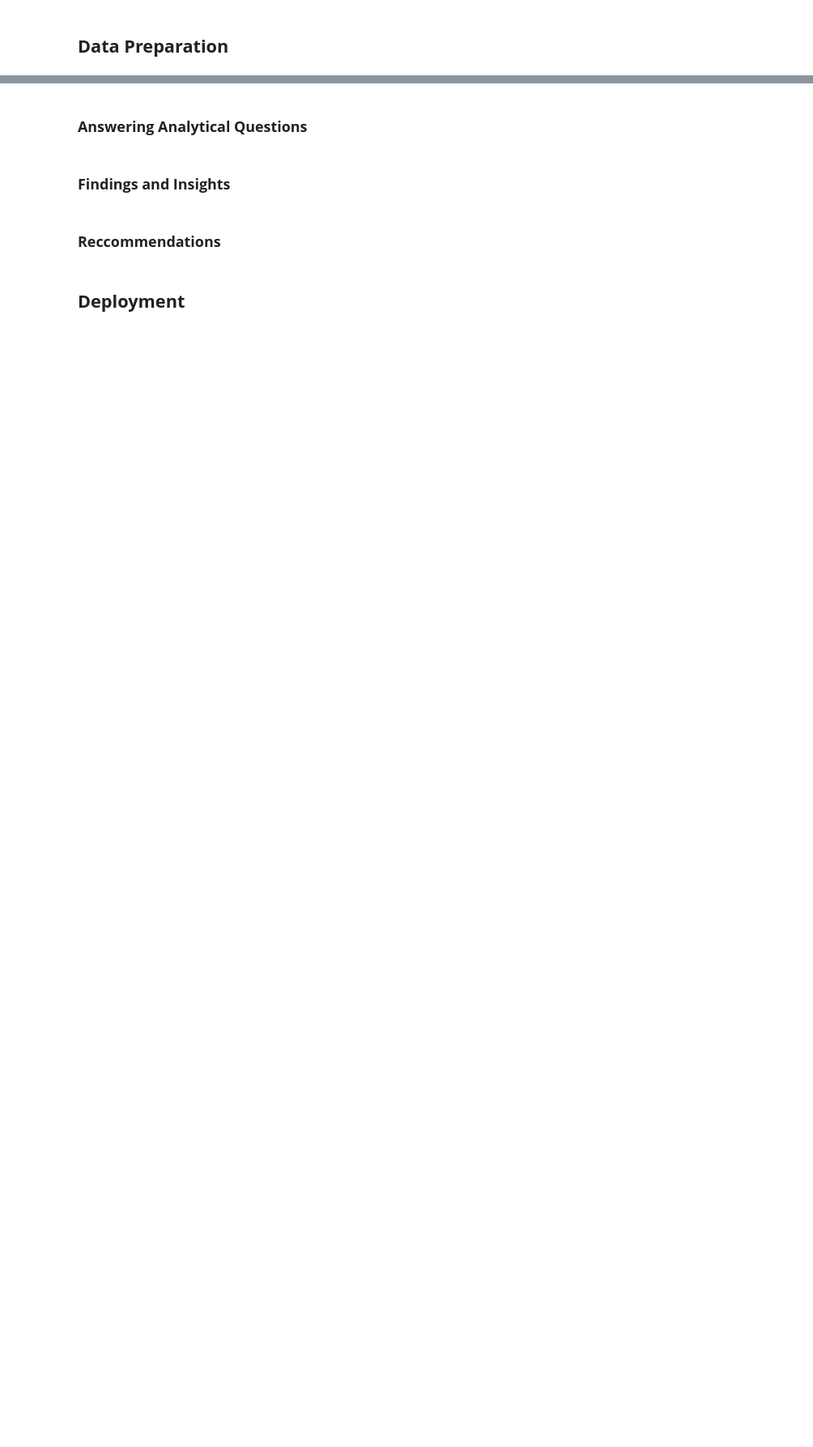
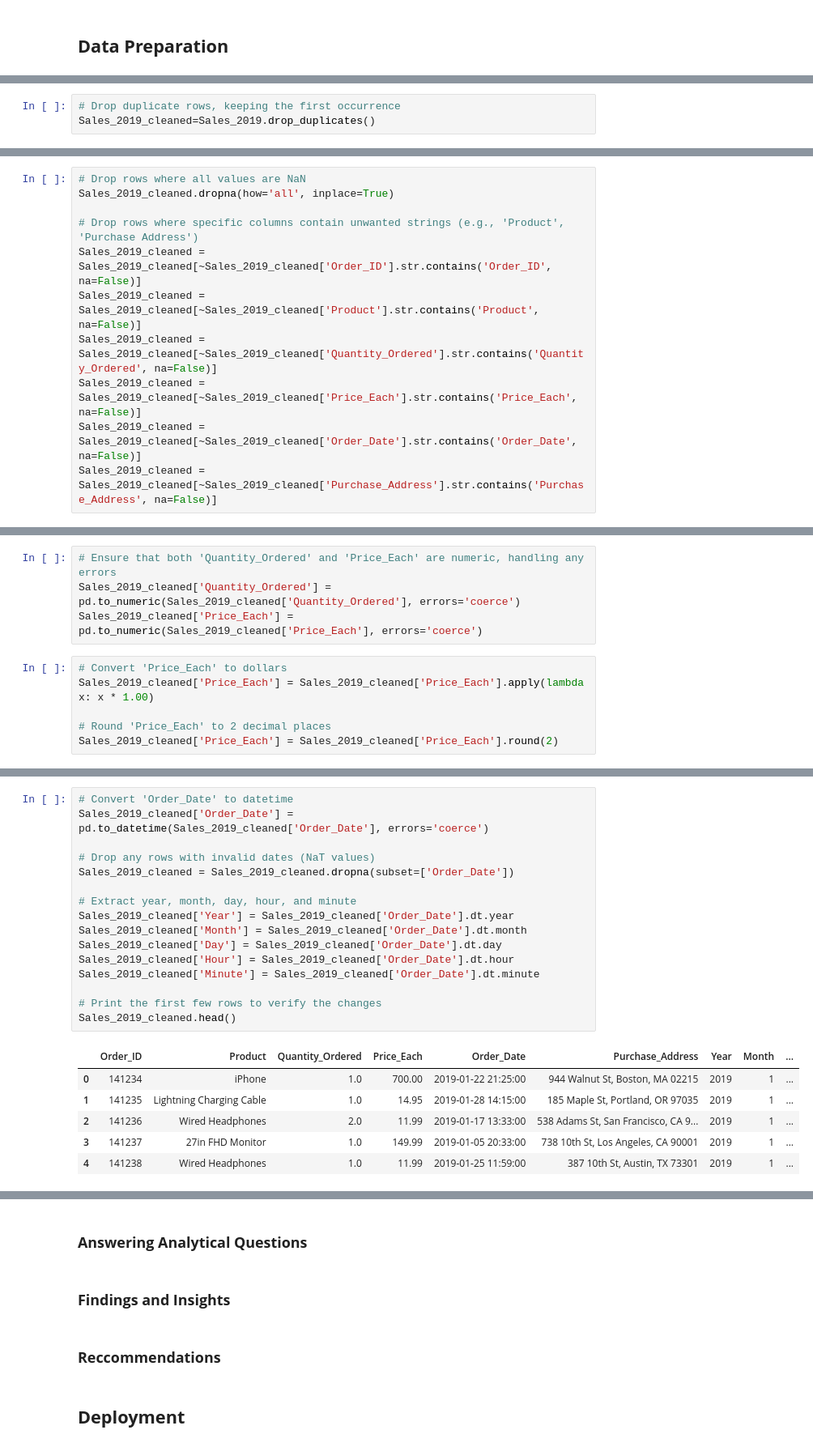
Before and after one commit to Njuraita/Bay-Technologies-BI-Solution, a Jupyter notebook: main.ipynb, the cells around one changed output, grey strips where cells are left out. Shown at 81% size. Drawn from its saved outputs; the diff is of its cells as text; blank space fills up the shorter version.

```diff
--- a/main.ipynb
+++ b/main.ipynb
@@ -339,0 +355,3 @@ This shows the number of unique values in each column. This information can be u
+# %%
+# Drop duplicate rows, keeping the first occurrence
+Sales_2019_cleaned=Sales_2019.drop_duplicates()
@@ -339,0 +426,11 @@ This shows the number of unique values in each column. This information can be u
+# %%
+# Drop rows where all values are NaN
+Sales_2019_cleaned.dropna(how='all', inplace=True)
+
+# Drop rows where specific columns contain unwanted strings (e.g., 'Product', 'Purchase Address')
+Sales_2019_cleaned = Sales_2019_cleaned[~Sales_2019_cleaned['Order_ID'].str.contains('Order_ID', na=False)]
+Sales_2019_cleaned = Sales_2019_cleaned[~Sales_2019_cleaned['Product'].str.contains('Product', na=False)]
+Sales_2019_cleaned = Sales_2019_cleaned[~Sales_2019_cleaned['Quantity_Ordered'].str.contains('Quantity_Ordered', na=False)]
+Sales_2019_cleaned = Sales_2019_cleaned[~Sales_2019_cleaned['Price_Each'].str.contains('Price_Each', na=False)]
+Sales_2019_cleaned = Sales_2019_cleaned[~Sales_2019_cleaned['Order_Date'].str.contains('Order_Date', na=False)]
+Sales_2019_cleaned = Sales_2019_cleaned[~Sales_2019_cleaned['Purchase_Address'].str.contains('Purchase_Address', na=False)]
@@ -339,0 +459,10 @@ This shows the number of unique values in each column. This information can be u
+# %%
+# Ensure that both 'Quantity_Ordered' and 'Price_Each' are numeric, handling any errors
+Sales_2019_cleaned['Quantity_Ordered'] = pd.to_numeric(Sales_2019_cleaned['Quantity_Ordered'], errors='coerce')
+Sales_2019_cleaned['Price_Each'] = pd.to_numeric(Sales_2019_cleaned['Price_Each'], errors='coerce')
+# %%
+# Convert 'Price_Each' to dollars
+Sales_2019_cleaned['Price_Each'] = Sales_2019_cleaned['Price_Each'].apply(lambda x: x * 1.00)
+
+# Round 'Price_Each' to 2 decimal places
+Sales_2019_cleaned['Price_Each'] = Sales_2019_cleaned['Price_Each'].round(2)
@@ -339,0 +479,23 @@ This shows the number of unique values in each column. This information can be u
+# %%
+# Convert 'Order_Date' to datetime
+Sales_2019_cleaned['Order_Date'] = pd.to_datetime(Sales_2019_cleaned['Order_Date'], errors='coerce')
+
+# Drop any rows with invalid dates (NaT values)
+Sales_2019_cleaned = Sales_2019_cleaned.dropna(subset=['Order_Date'])
+
+# Extract year, month, day, hour, and minute
+Sales_2019_cleaned['Year'] = Sales_2019_cleaned['Order_Date'].dt.year
+Sales_2019_cleaned['Month'] = Sales_2019_cleaned['Order_Date'].dt.month
+Sales_2019_cleaned['Day'] = Sales_2019_cleaned['Order_Date'].dt.day
+Sales_2019_cleaned['Hour'] = Sales_2019_cleaned['Order_Date'].dt.hour
+Sales_2019_cleaned['Minute'] = Sales_2019_cleaned['Order_Date'].dt.minute
+
+# Print the first few rows to verify the changes
+Sales_2019_cleaned.head()
+# %% [output]
+|  | Order_ID | Product | Quantity_Ordered | Price_Each | Order_Date | Purchase_Address | Year | Month | ... |
+| 0 | 141234 | iPhone | 1.0 | 700.00 | 2019-01-22 21:25:00 | 944 Walnut St, Boston, MA 02215 | 2019 | 1 | ... |
+| 1 | 141235 | Lightning Charging Cable | 1.0 | 14.95 | 2019-01-28 14:15:00 | 185 Maple St, Portland, OR 97035 | 2019 | 1 | ... |
+| 2 | 141236 | Wired Headphones | 2.0 | 11.99 | 2019-01-17 13:33:00 | 538 Adams St, San Francisco, CA 9... | 2019 | 1 | ... |
+| 3 | 141237 | 27in FHD Monitor | 1.0 | 149.99 | 2019-01-05 20:33:00 | 738 10th St, Los Angeles, CA 90001 | 2019 | 1 | ... |
+| 4 | 141238 | Wired Headphones | 1.0 | 11.99 | 2019-01-25 11:59:00 | 387 10th St, Austin, TX 73301 | 2019 | 1 | ... |
```
Also changed, not shown: parts of 32 cells of this notebook.
